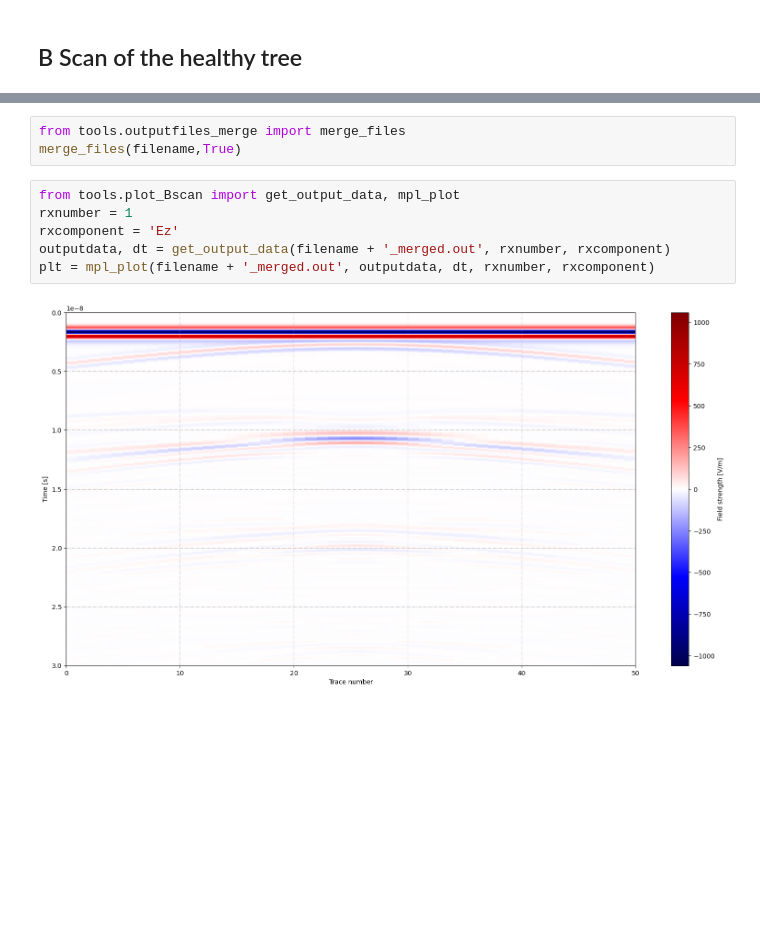
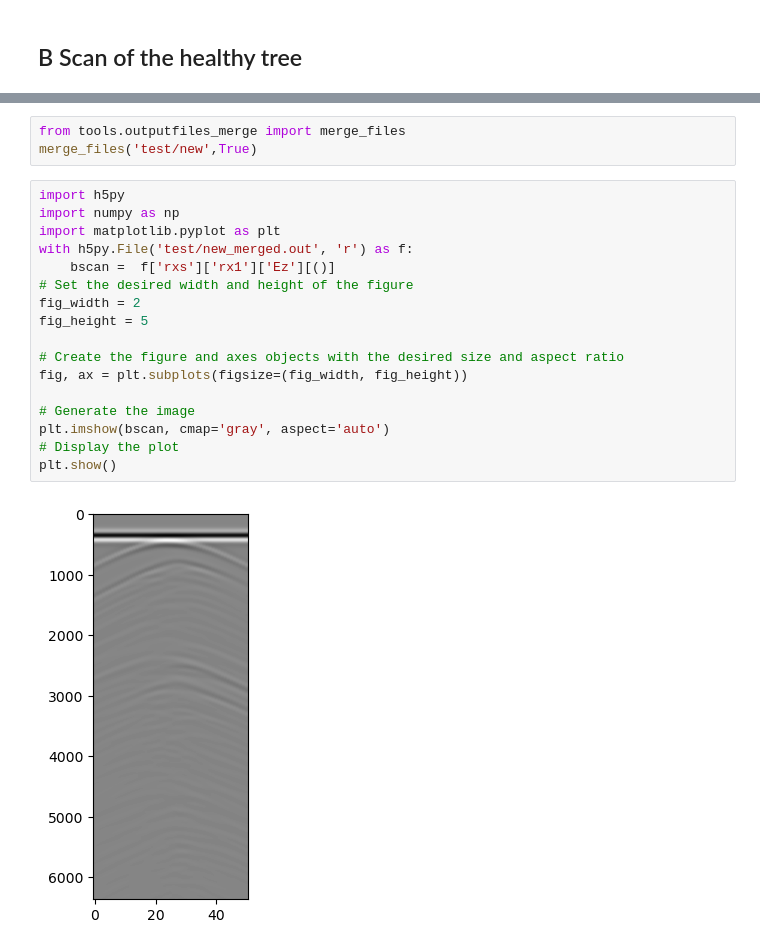
Before and after one commit to nathandangg/FYP, a Jupyter notebook: gprMax/3D_Gen/runtest.ipynb, the cells around one changed output, grey strips where cells are left out. Cells and saved outputs as stored; diff of their text form; blank space fills up the shorter version.

Commit message:
updated bscan result

```diff
--- a/gprMax/3D_Gen/runtest.ipynb
+++ b/gprMax/3D_Gen/runtest.ipynb
@@ -177,11 +177,22 @@ Solving time [HH:MM:SS]: 0:00:54.475606
 # %%
 from tools.outputfiles_merge import merge_files
-merge_files(filename,True)
+merge_files('test/new',True)
-# %%
-from tools.plot_Bscan import get_output_data, mpl_plot
-rxnumber = 1
-rxcomponent = 'Ez'
-outputdata, dt = get_output_data(filename + '_merged.out', rxnumber, rxcomponent)
-plt = mpl_plot(filename + '_merged.out', outputdata, dt, rxnumber, rxcomponent)
-# %% [output]
-[figure, removed]
+# %%
+import h5py
+import numpy as np
+import matplotlib.pyplot as plt
+with h5py.File('test/new_merged.out', 'r') as f:
+    bscan =  f['rxs']['rx1']['Ez'][()]
+# Set the desired width and height of the figure
+fig_width = 2
+fig_height = 5
+
+# Create the figure and axes objects with the desired size and aspect ratio
+fig, ax = plt.subplots(figsize=(fig_width, fig_height))
+
+# Generate the image
+plt.imshow(bscan, cmap='gray', aspect='auto')
+# Display the plot
+plt.show()
+# %% [output]
+[figure, added]
```
Also changed, not shown: parts of 1 cell of this notebook, 3 other files.
